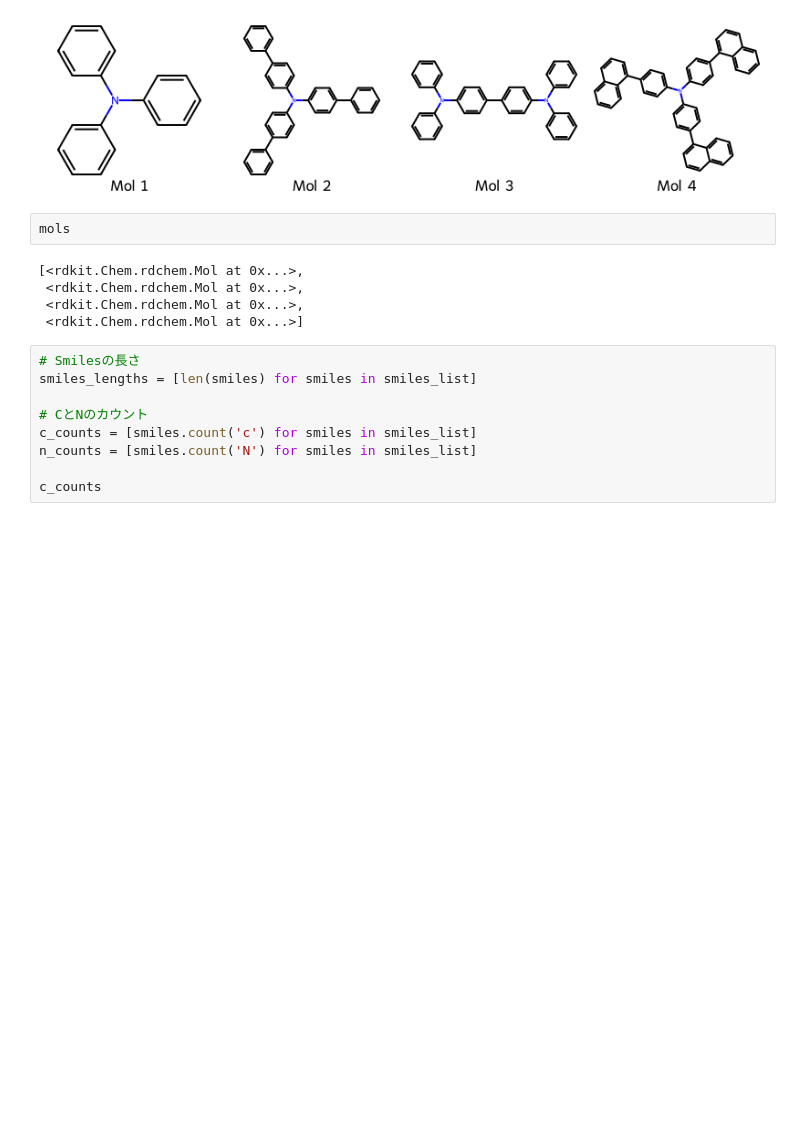
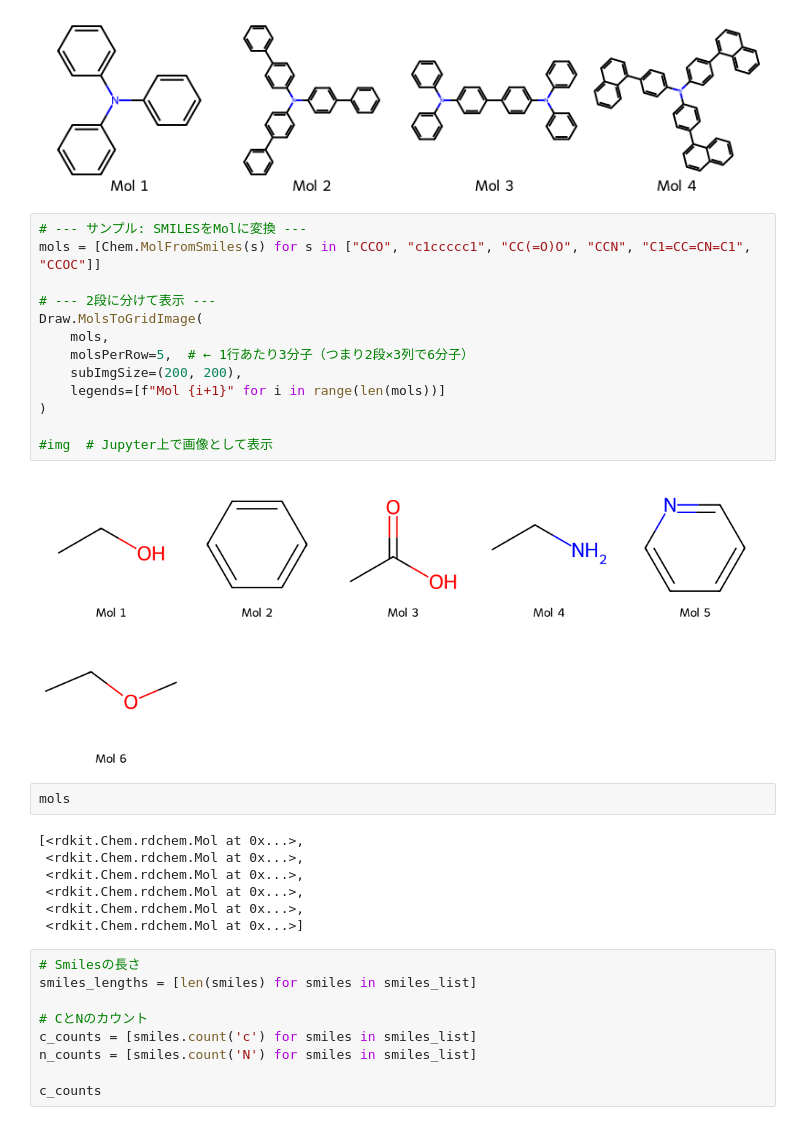
Before and after one commit to takky0127/my_mi_project, a Jupyter notebook: rdkit/RDKIT_basic.ipynb, the cells around one changed output. Saved outputs shown, nothing was run; the diff lists cells and outputs as text; blank space fills up the shorter version.

```diff
--- a/rdkit/RDKIT_basic.ipynb
+++ b/rdkit/RDKIT_basic.ipynb
@@ -49,12 +49,29 @@ mols = [Chem.MolFromSmiles(smiles) for smiles in smiles_list]
 Draw.MolsToImage(mols, subImgSize=(200, 200), legends=[f"Mol {i+1}" for i in range(len(mols))])
 # %% [output]
 [figure]
+# %%
+# --- サンプル: SMILESをMolに変換 ---
+mols = [Chem.MolFromSmiles(s) for s in ["CCO", "c1ccccc1", "CC(=O)O", "CCN", "C1=CC=CN=C1", "CCOC"]]
+
+# --- 2段に分けて表示 ---
+Draw.MolsToGridImage(
+    mols,
+    molsPerRow=5,  # ← 1行あたり3分子（つまり2段×3列で6分子）
+    subImgSize=(200, 200),
+    legends=[f"Mol {i+1}" for i in range(len(mols))]
+)
+
+#img  # Jupyter上で画像として表示
+# %% [output]
+[figure, added]
 # %%
 mols
 # %% [output]
 [<rdkit.Chem.rdchem.Mol at 0x...>,
  <rdkit.Chem.rdchem.Mol at 0x...>,
  <rdkit.Chem.rdchem.Mol at 0x...>,
+ <rdkit.Chem.rdchem.Mol at 0x...>,
+ <rdkit.Chem.rdchem.Mol at 0x...>,
  <rdkit.Chem.rdchem.Mol at 0x...>]
 # %%
 # Smilesの長さ
```
Also changed, not shown: parts of 15 cells of this notebook.
